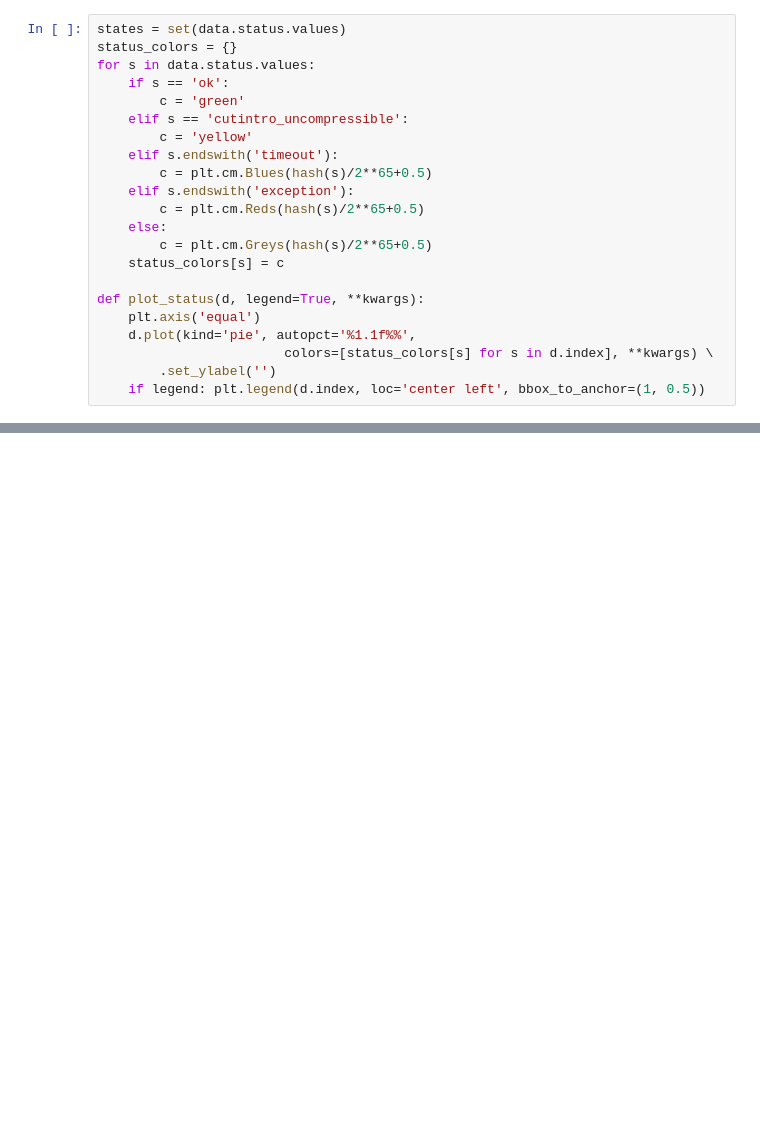
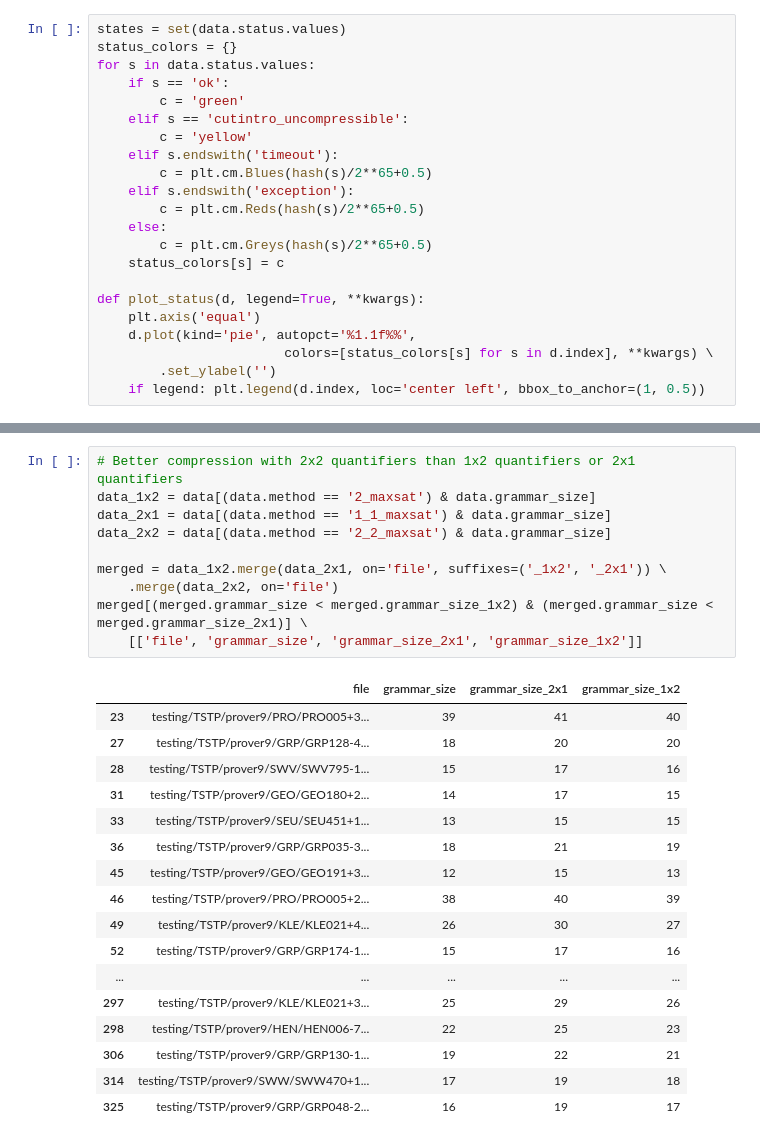
Before and after one commit to gapt/cutintro-results, a Jupyter notebook: 2015-09-04/cutintro.ipynb, the cells around one changed output, grey strips where cells are left out. Cells and saved outputs as stored; diff of their text form; blank space fills up the shorter version.

```diff
--- a/2015-09-04/cutintro.ipynb
+++ b/2015-09-04/cutintro.ipynb
@@ -218 +392,29 @@ data[(data.mingrammar >= 0) & ((data.method == 'many_dtable') | (data.method ==
+# %%
+# Better compression with 2x2 quantifiers than 1x2 quantifiers or 2x1 quantifiers
+data_1x2 = data[(data.method == '2_maxsat') & data.grammar_size]
+data_2x1 = data[(data.method == '1_1_maxsat') & data.grammar_size]
+data_2x2 = data[(data.method == '2_2_maxsat') & data.grammar_size]
+
+merged = data_1x2.merge(data_2x1, on='file', suffixes=('_1x2', '_2x1')) \
+    .merge(data_2x2, on='file')
+merged[(merged.grammar_size < merged.grammar_size_1x2) & (merged.grammar_size < merged.grammar_size_2x1)] \
+    [['file', 'grammar_size', 'grammar_size_2x1', 'grammar_size_1x2']]
+# %% [output]
+|  | file | grammar_size | grammar_size_2x1 | grammar_size_1x2 |
+| 23 | testing/TSTP/prover9/PRO/PRO005+3... | 39 | 41 | 40 |
+| 27 | testing/TSTP/prover9/GRP/GRP128-4... | 18 | 20 | 20 |
+| 28 | testing/TSTP/prover9/SWV/SWV795-1... | 15 | 17 | 16 |
+| 31 | testing/TSTP/prover9/GEO/GEO180+2... | 14 | 17 | 15 |
+| 33 | testing/TSTP/prover9/SEU/SEU451+1... | 13 | 15 | 15 |
+| 36 | testing/TSTP/prover9/GRP/GRP035-3... | 18 | 21 | 19 |
+| 45 | testing/TSTP/prover9/GEO/GEO191+3... | 12 | 15 | 13 |
+| 46 | testing/TSTP/prover9/PRO/PRO005+2... | 38 | 40 | 39 |
+| 49 | testing/TSTP/prover9/KLE/KLE021+4... | 26 | 30 | 27 |
+| 52 | testing/TSTP/prover9/GRP/GRP174-1... | 15 | 17 | 16 |
+| ... | ... | ... | ... | ... |
+| 297 | testing/TSTP/prover9/KLE/KLE021+3... | 25 | 29 | 26 |
+| 298 | testing/TSTP/prover9/HEN/HEN006-7... | 22 | 25 | 23 |
+| 306 | testing/TSTP/prover9/GRP/GRP130-1... | 19 | 22 | 21 |
+| 314 | testing/TSTP/prover9/SWW/SWW470+1... | 17 | 19 | 18 |
+| 325 | testing/TSTP/prover9/GRP/GRP048-2... | 16 | 19 | 17 |
 # %%
```
Also changed, not shown: parts of 20 cells of this notebook.
